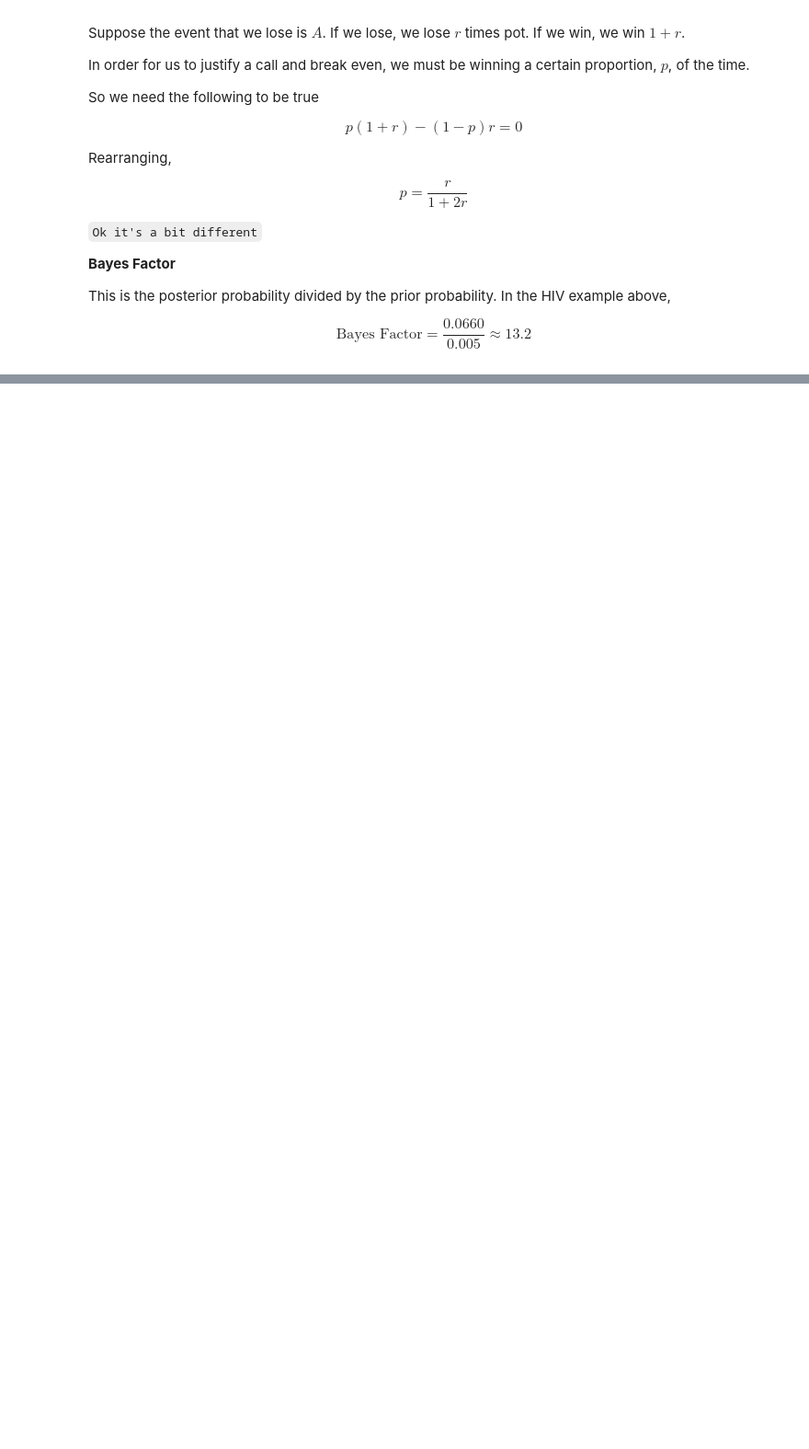
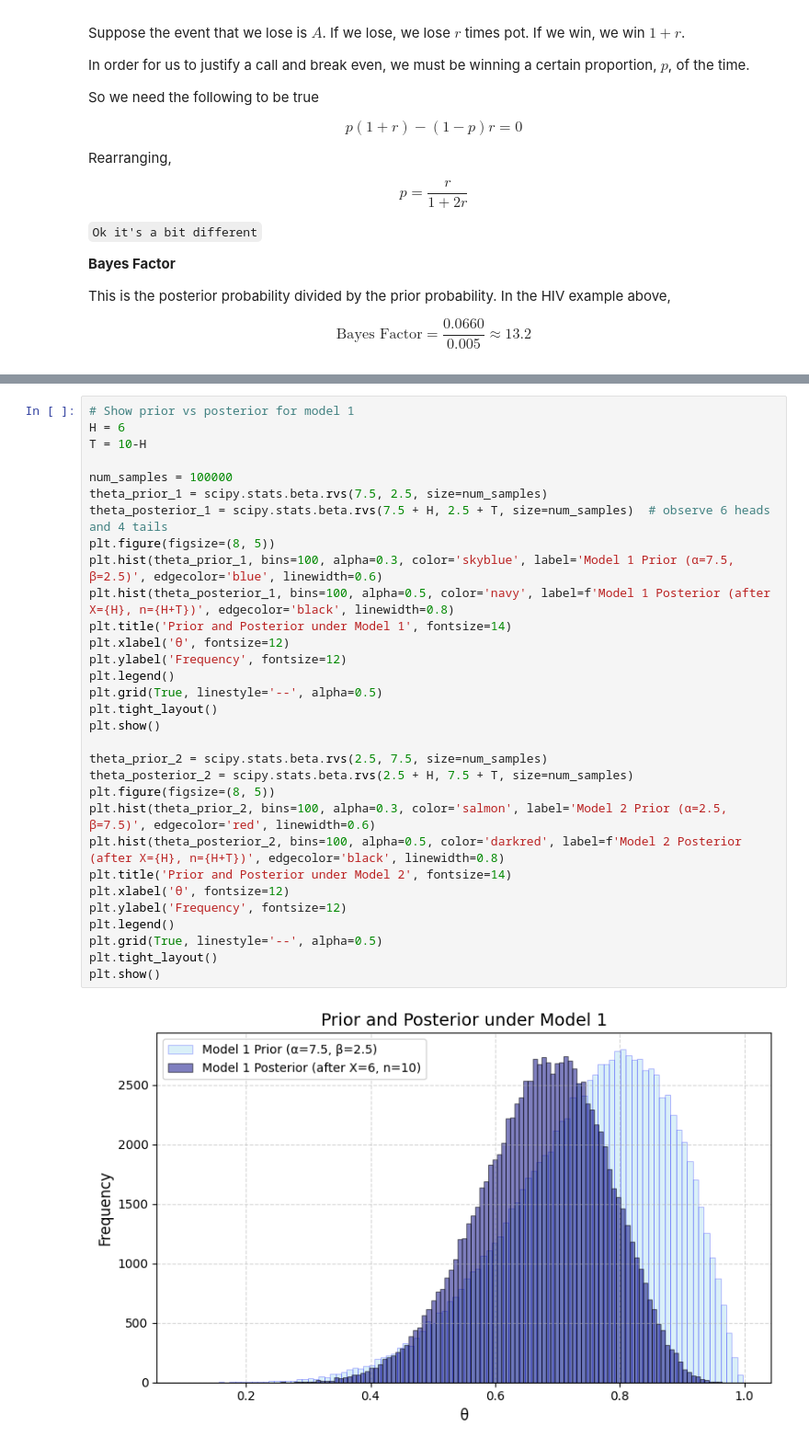
Before and after one commit to alexking100/BayesianInferenceLearning, a Jupyter notebook: web_book_bayesian_inference.ipynb, the cells around one changed output, grey strips where cells are left out. Shown at 92% size. Drawn from its saved outputs; the diff is of its cells as text; blank space fills up the shorter version.

```diff
--- a/web_book_bayesian_inference.ipynb
+++ b/web_book_bayesian_inference.ipynb
@@ -514,0 +574,33 @@ $$ \text{Bayes Factor} = \frac{0.0660}{0.005} \approx 13.2$$
+# %%
+# Show prior vs posterior for model 1
+H = 6
+T = 10-H
+
+num_samples = 100000
+theta_prior_1 = scipy.stats.beta.rvs(7.5, 2.5, size=num_samples)
+theta_posterior_1 = scipy.stats.beta.rvs(7.5 + H, 2.5 + T, size=num_samples)  # observe 6 heads and 4 tails
+plt.figure(figsize=(8, 5))
+plt.hist(theta_prior_1, bins=100, alpha=0.3, color='skyblue', label='Model 1 Prior (α=7.5, β=2.5)', edgecolor='blue', linewidth=0.6)
+plt.hist(theta_posterior_1, bins=100, alpha=0.5, color='navy', label=f'Model 1 Posterior (after X={H}, n={H+T})', edgecolor='black', linewidth=0.8)
+plt.title('Prior and Posterior under Model 1', fontsize=14)
+plt.xlabel('θ', fontsize=12)
+plt.ylabel('Frequency', fontsize=12)
+plt.legend()
+plt.grid(True, linestyle='--', alpha=0.5)
+plt.tight_layout()
+plt.show()
+
+theta_prior_2 = scipy.stats.beta.rvs(2.5, 7.5, size=num_samples)
+theta_posterior_2 = scipy.stats.beta.rvs(2.5 + H, 7.5 + T, size=num_samples)
+plt.figure(figsize=(8, 5))
+plt.hist(theta_prior_2, bins=100, alpha=0.3, color='salmon', label='Model 2 Prior (α=2.5, β=7.5)', edgecolor='red', linewidth=0.6)
+plt.hist(theta_posterior_2, bins=100, alpha=0.5, color='darkred', label=f'Model 2 Posterior (after X={H}, n={H+T})', edgecolor='black', linewidth=0.8)
+plt.title('Prior and Posterior under Model 2', fontsize=14)
+plt.xlabel('θ', fontsize=12)
+plt.ylabel('Frequency', fontsize=12)
+plt.legend()
+plt.grid(True, linestyle='--', alpha=0.5)
+plt.tight_layout()
+plt.show()
+# %% [output]
+[figure, added]
```
Also changed, not shown: parts of 17 cells of this notebook.
